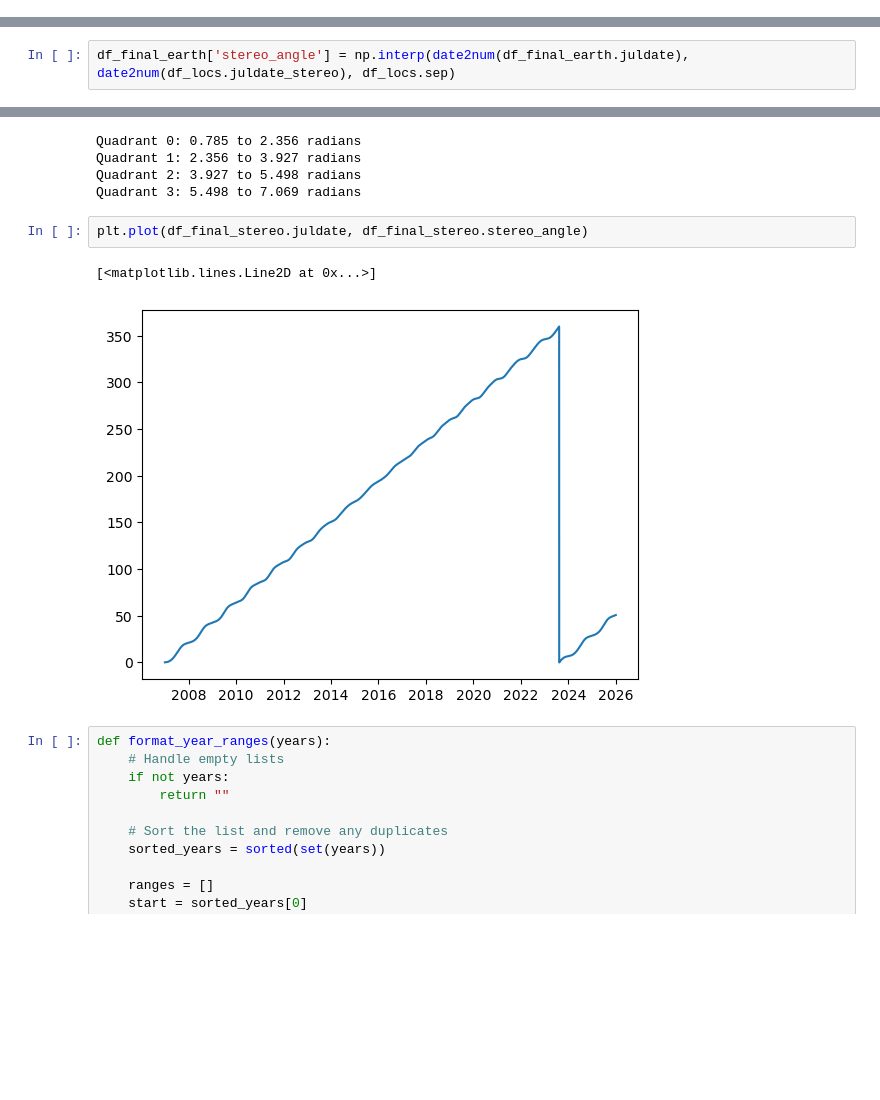
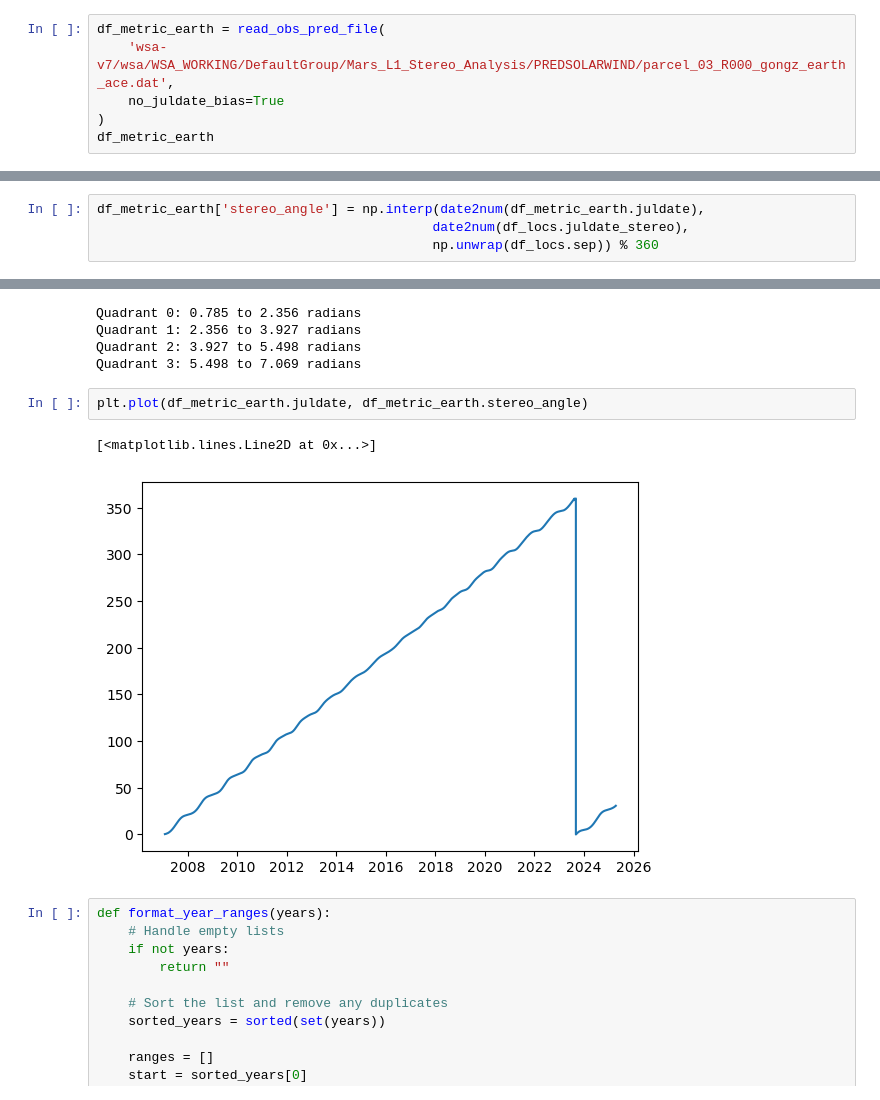
Before and after one commit to ddasilva/Mars_L1_Stereo_Analysis, a Jupyter notebook: New Analysis.ipynb, the cells around one changed output, grey strips where cells are left out. Saved outputs shown, nothing was run; the diff lists cells and outputs as text; blank space fills up the shorter version.

```diff
--- a/New Analysis.ipynb
+++ b/New Analysis.ipynb
@@ -82,0 +105,6 @@ df_locs_stereo
+# %%
+df_metric_earth = read_obs_pred_file(
+    'wsa-v7/wsa/WSA_WORKING/DefaultGroup/Mars_L1_Stereo_Analysis/PREDSOLARWIND/parcel_03_R000_gongz_earth_ace.dat',
+    no_juldate_bias=True
+)
+df_metric_earth
@@ -322,2 +386,4 @@ df_final_stereo['stereo_angle'] = np.interp(date2num(df_final_stereo.juldate), d
 # %%
-df_final_earth['stereo_angle'] = np.interp(date2num(df_final_earth.juldate), date2num(df_locs.juldate_stereo), df_locs.sep)
+df_metric_earth['stereo_angle'] = np.interp(date2num(df_metric_earth.juldate),
+                                           date2num(df_locs.juldate_stereo),
+                                           np.unwrap(df_locs.sep)) % 360
@@ -349,10 +421,10 @@ Quadrant 1: 2.356 to 3.927 radians
 Quadrant 2: 3.927 to 5.498 radians
 Quadrant 3: 5.498 to 7.069 radians
 # %%
-plt.plot(df_final_stereo.juldate, df_final_stereo.stereo_angle)
+plt.plot(df_metric_earth.juldate, df_metric_earth.stereo_angle)
 # %% [output]
 [<matplotlib.lines.Line2D at 0x...>]
-[figure, old version]
+[figure, new version]
 # %%
 def format_year_ranges(years):
     # Handle empty lists
```
Also changed, not shown: parts of 16 cells of this notebook.
